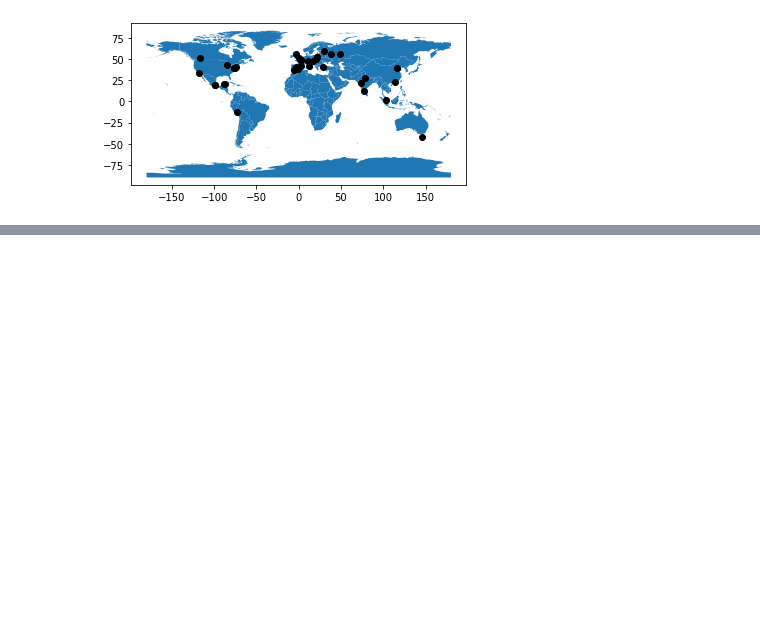
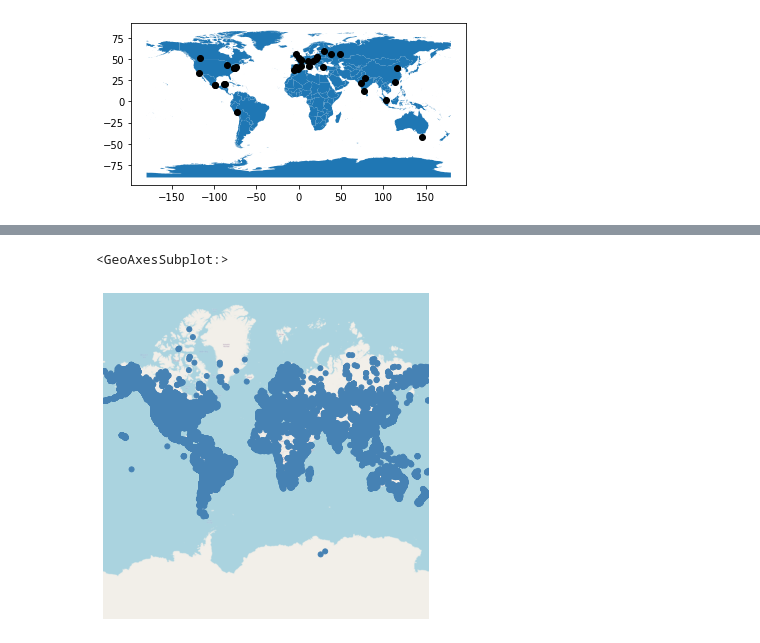
Before and after one commit to DAPPA77/data-analysis, a Jupyter notebook: geopandas.ipynb, the cells around one changed output, grey strips where cells are left out. Saved outputs shown, nothing was run; the diff lists cells and outputs as text; code cells hidden in the pictures; blank space fills up the shorter version.

```diff
--- a/geopandas.ipynb
+++ b/geopandas.ipynb
@@ -529,0 +568,3 @@ geo
+# %%
+import geopandas as gpd
+minerals=gpd.read_file("C:\\Users\\HP PC\\Desktop\\New folder\\mrds-trim.shp")
@@ -529,0 +615,2 @@ geo
+# %%
+minerals["CODE_LIST"].dropna(inplace=True)
@@ -529,0 +641,7 @@ geo
+# %%
+
+ax=geoplot.webmap(minerals["geometry"],projection=gcrs.WebMercator())
+geoplot.pointplot(minerals,ax=ax)
+# %% [output]
+<GeoAxesSubplot:>
+[figure, added]
```
Also changed, not shown: parts of 37 cells of this notebook.
